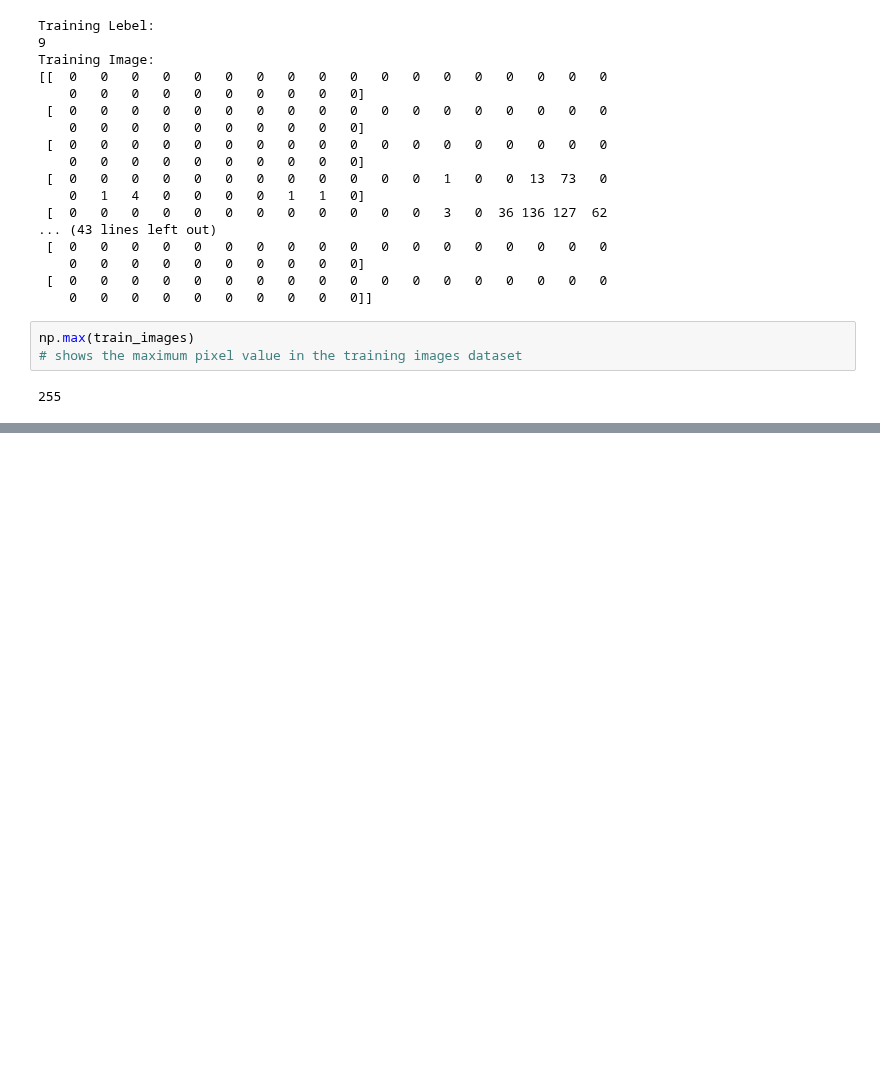
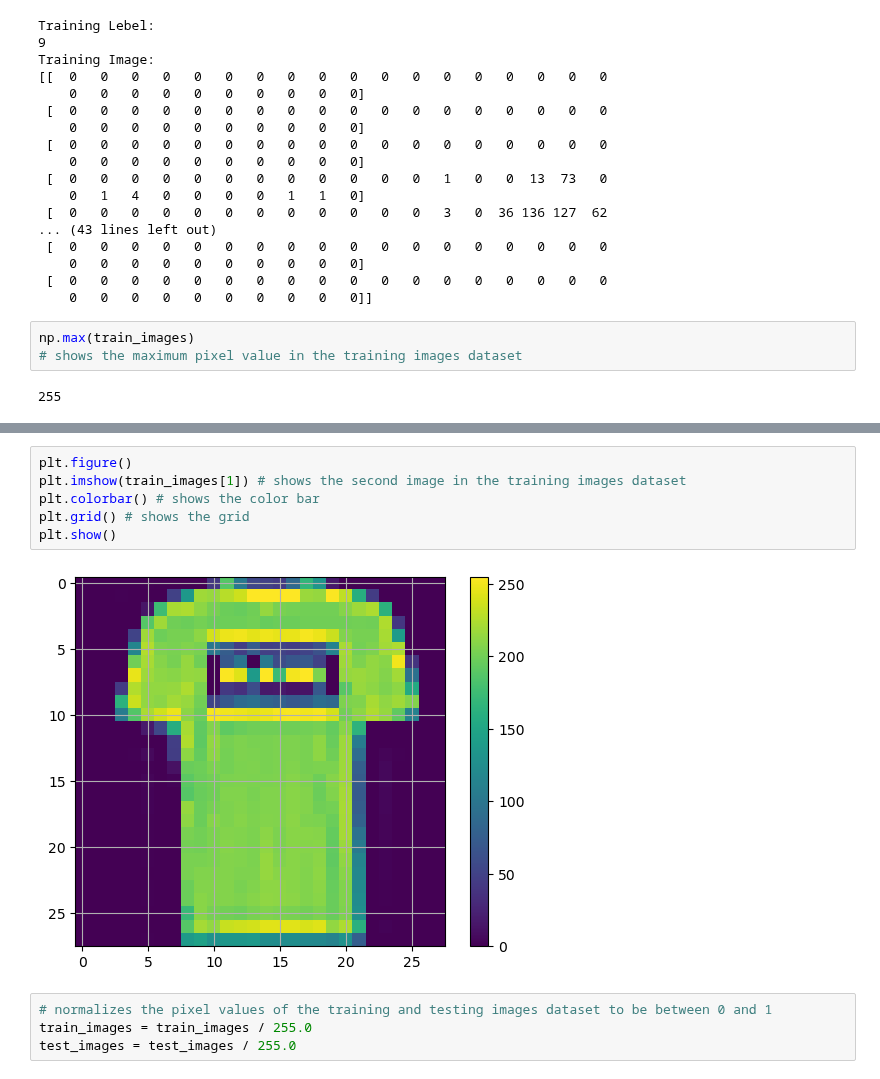
Before and after one commit to beniamine3155/Deep_Learnig_Basic, a Jupyter notebook: 03_Fashion_MNIST/fashion_classification.ipynb, the cells around one changed output, grey strips where cells are left out. Saved outputs shown, nothing was run; the diff lists cells and outputs as text; blank space fills up the shorter version.

```diff
--- a/03_Fashion_MNIST/fashion_classification.ipynb
+++ b/03_Fashion_MNIST/fashion_classification.ipynb
@@ -99,0 +110,12 @@ np.max(train_images)
+# %%
+plt.figure()
+plt.imshow(train_images[1]) # shows the second image in the training images dataset
+plt.colorbar() # shows the color bar
+plt.grid() # shows the grid
+plt.show()
+# %% [output]
+[figure, added]
+# %%
+# normalizes the pixel values of the training and testing images dataset to be between 0 and 1
+train_images = train_images / 255.0
+test_images = test_images / 255.0
```
Also changed, not shown: parts of 5 cells of this notebook.
